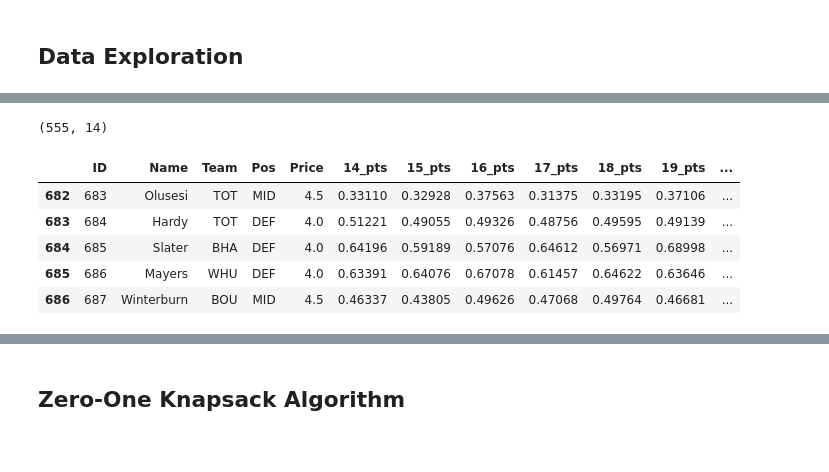
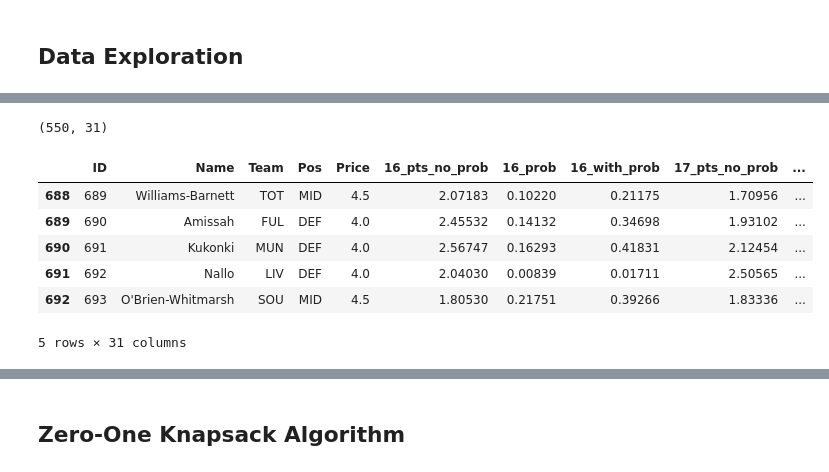
Before and after one commit to cyrilmichino/fantasy-premier-league, a Jupyter notebook: teamchoice.ipynb, the cells around one changed output, grey strips where cells are left out. Cells and saved outputs as stored; diff of their text form; code cells hidden in the pictures.

```diff
--- a/teamchoice.ipynb
+++ b/teamchoice.ipynb
@@ -29,24 +30,25 @@ predictions.head()
 # %%
-start_gw = 14 #Enter the starting gameweek for your team selection
+start_gw = 16 #Enter the starting gameweek for your team selection
 gw_count = 5 #Up to how many gameweeks in the future would you like to consider
 
 ## Compute the total expected points for the next gw_count weeks  the starting gameweek
-predictions['total_pts'] = predictions[str(start_gw) + '_pts']
+predictions['total_pts'] = predictions[str(start_gw) + '_with_prob']
 for gw in range(start_gw+1,start_gw+gw_count):
-    predictions['total_pts'] += predictions[str(gw) + '_pts']
+    predictions['total_pts'] += predictions[str(gw) + '_with_prob']
 
 predictions = predictions[predictions.total_pts != 0] #Drop all players with 0 expected points
 predictions['pts_per_price'] = predictions['total_pts']/predictions['Price'] #Compute total points per price
 print(predictions.shape)
 predictions.tail()
 # %% [output]
-(555, 14)
+(550, 31)
-|  | ID | Name | Team | Pos | Price | 14_pts | 15_pts | 16_pts | 17_pts | 18_pts | 19_pts | ... |
-| 682 | 683 | Olusesi | TOT | MID | 4.5 | 0.33110 | 0.32928 | 0.37563 | 0.31375 | 0.33195 | 0.37106 | ... |
-| 683 | 684 | Hardy | TOT | DEF | 4.0 | 0.51221 | 0.49055 | 0.49326 | 0.48756 | 0.49595 | 0.49139 | ... |
-| 684 | 685 | Slater | BHA | DEF | 4.0 | 0.64196 | 0.59189 | 0.57076 | 0.64612 | 0.56971 | 0.68998 | ... |
-| 685 | 686 | Mayers | WHU | DEF | 4.0 | 0.63391 | 0.64076 | 0.67078 | 0.61457 | 0.64622 | 0.63646 | ... |
-| 686 | 687 | Winterburn | BOU | MID | 4.5 | 0.46337 | 0.43805 | 0.49626 | 0.47068 | 0.49764 | 0.46681 | ... |
+|  | ID | Name | Team | Pos | Price | 16_pts_no_prob | 16_prob | 16_with_prob | 17_pts_no_prob | ... |
+| 688 | 689 | Williams-Barnett | TOT | MID | 4.5 | 2.07183 | 0.10220 | 0.21175 | 1.70956 | ... |
+| 689 | 690 | Amissah | FUL | DEF | 4.0 | 2.45532 | 0.14132 | 0.34698 | 1.93102 | ... |
+| 690 | 691 | Kukonki | MUN | DEF | 4.0 | 2.56747 | 0.16293 | 0.41831 | 2.12454 | ... |
+| 691 | 692 | Nallo | LIV | DEF | 4.0 | 2.04030 | 0.00839 | 0.01711 | 2.50565 | ... |
+| 692 | 693 | O'Brien-Whitmarsh | SOU | MID | 4.5 | 1.80530 | 0.21751 | 0.39266 | 1.83336 | ... |
+5 rows × 31 columns
 # %%
 plt.figure(figsize=(20,20))
 
```
Also changed, not shown: parts of 10 cells of this notebook.
